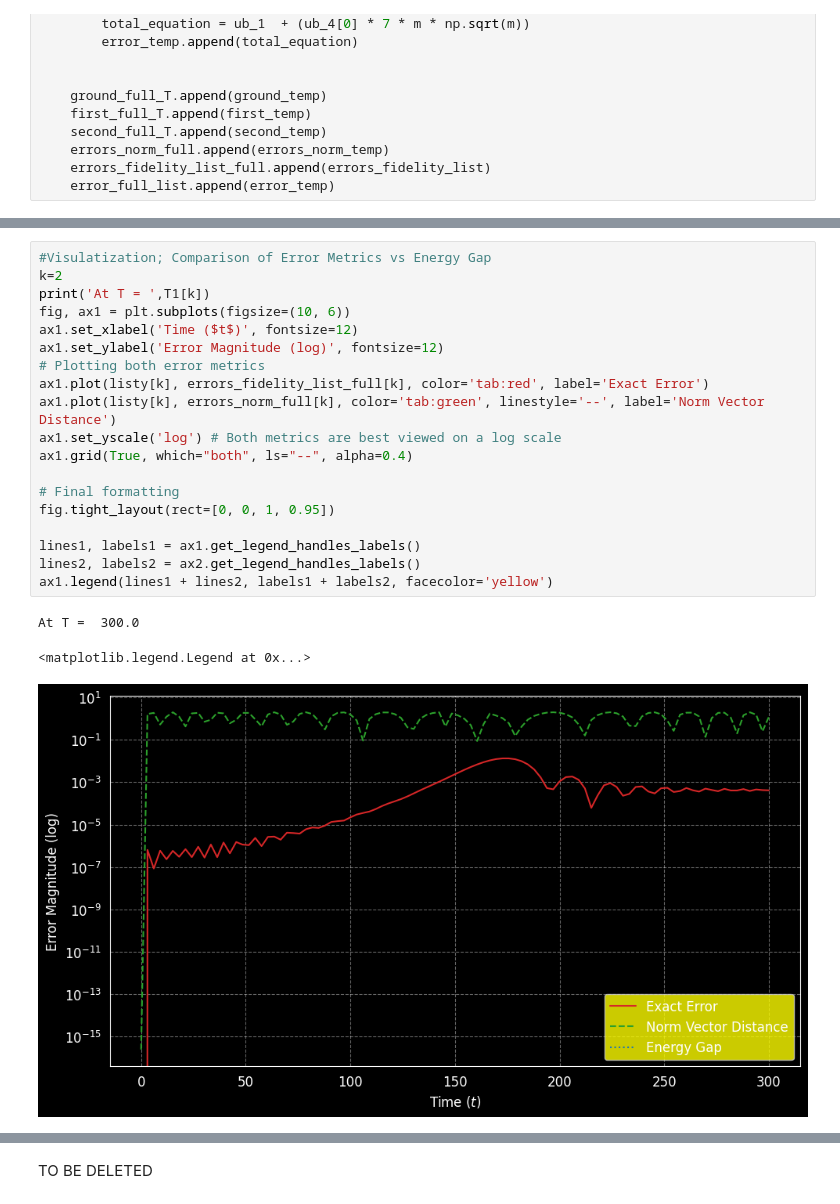
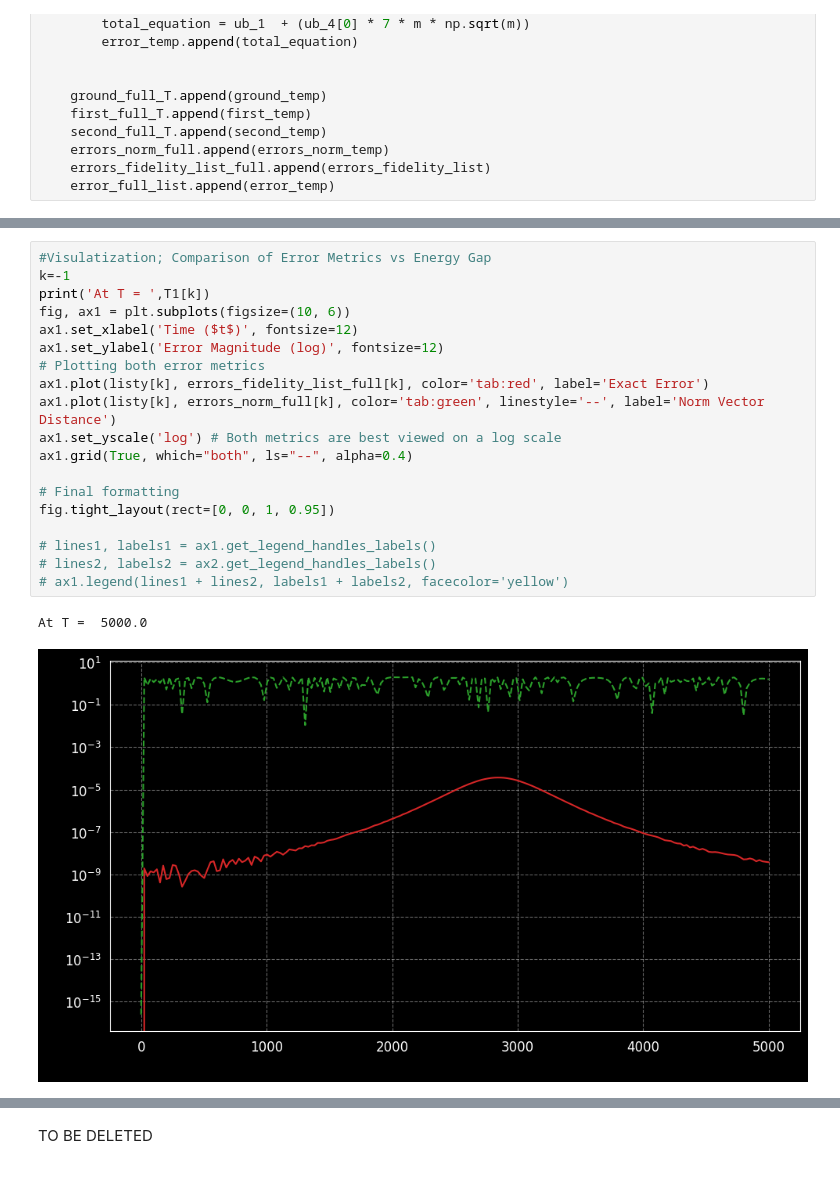
Before and after one commit to Usernotfoundoops/Adibatic_Quantum_Computing, a Jupyter notebook: Adiabatic Theorem Implementation (Muti.T).ipynb, the cells around one changed output, grey strips where cells are left out. Cells and saved outputs as stored; diff of their text form.

```diff
--- a/Adiabatic Theorem Implementation (Muti.T).ipynb
+++ b/Adiabatic Theorem Implementation (Muti.T).ipynb
@@ -165,24 +167,23 @@ plt.grid(linestyle='--',alpha=0.9)
 # %%
 #Visulatization; Comparison of Error Metrics vs Energy Gap
-k=2
+k=-1
 print('At T = ',T1[k])
 fig, ax1 = plt.subplots(figsize=(10, 6))
 ax1.set_xlabel('Time ($t$)', fontsize=12)
 ax1.set_ylabel('Error Magnitude (log)', fontsize=12)
 # Plotting both error metrics
 ax1.plot(listy[k], errors_fidelity_list_full[k], color='tab:red', label='Exact Error')
 ax1.plot(listy[k], errors_norm_full[k], color='tab:green', linestyle='--', label='Norm Vector Distance')
 ax1.set_yscale('log') # Both metrics are best viewed on a log scale
 ax1.grid(True, which="both", ls="--", alpha=0.4)
 
 # Final formatting
 fig.tight_layout(rect=[0, 0, 1, 0.95])
 
-lines1, labels1 = ax1.get_legend_handles_labels()
-lines2, labels2 = ax2.get_legend_handles_labels()
-ax1.legend(lines1 + lines2, labels1 + labels2, facecolor='yellow')
+# lines1, labels1 = ax1.get_legend_handles_labels()
+# lines2, labels2 = ax2.get_legend_handles_labels()
+# ax1.legend(lines1 + lines2, labels1 + labels2, facecolor='yellow')
 # %% [output]
-At T =  300.0
+At T =  5000.0
-<matplotlib.legend.Legend at 0x...>
-[figure, old version]
+[figure, new version]
 # %%
```
Also changed, not shown: parts of 4 cells of this notebook.
